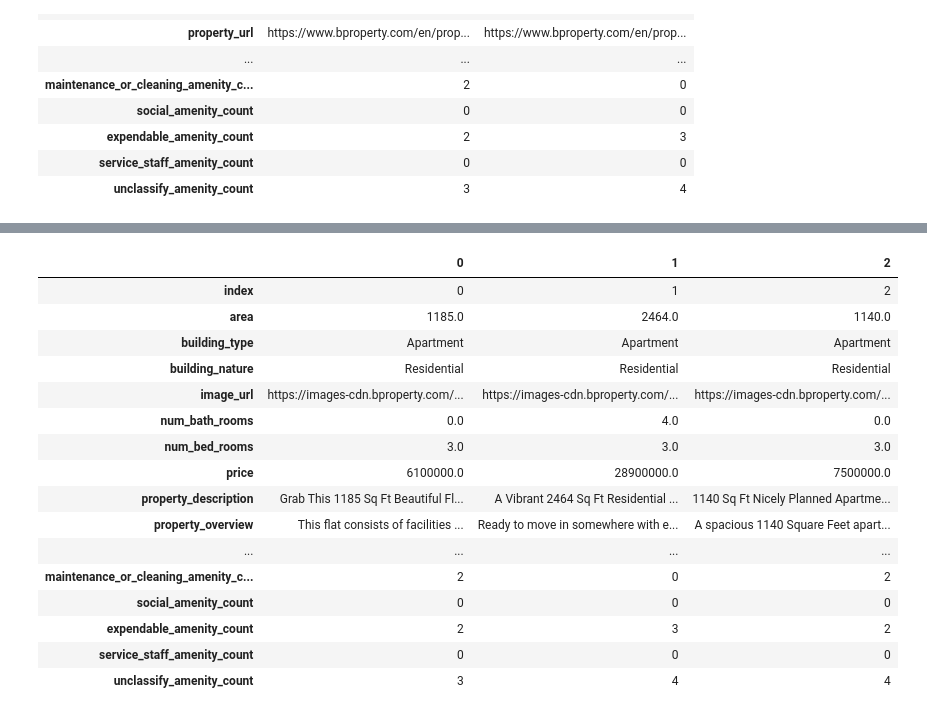
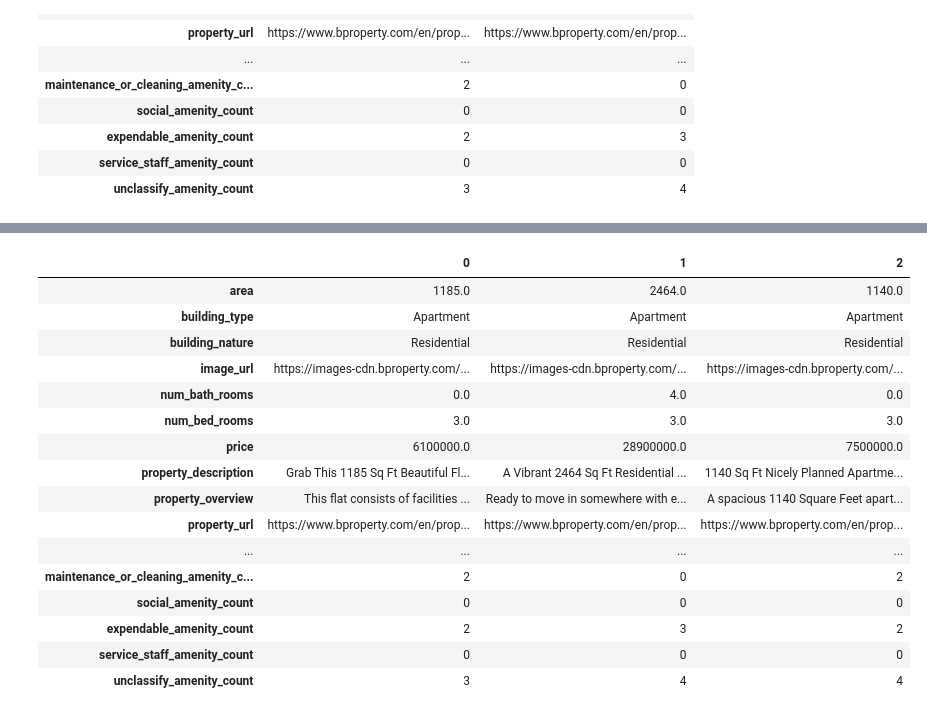
Before and after one commit to OmdenaAI/dhaka-bangladesh-real-estate-recommendation, a Jupyter notebook: src/tasks/task-2-data-preprocessing/merge/merge-batch2.ipynb, the cells around one changed output, grey strips where cells are left out. Cells and saved outputs as stored; diff of their text form; code cells hidden in the pictures.

Commit message:
Cleaned merged datasets

```diff
--- a/src/tasks/task-2-data-preprocessing/merge/merge-batch2.ipynb
+++ b/src/tasks/task-2-data-preprocessing/merge/merge-batch2.ipynb
@@ -1934,10 +2120,9 @@ merged_df.to_csv(f"{merged_data_folder}/merged_datasets.csv", index=False)
 # %%
 # Load saved csv (to make sure it was successfully save)
-saved_merged_df = pd.read_csv(f"{merged_data_folder}/merged_datasets.csv")
+saved_merged_df = pd.read_csv(f"{merged_data_folder}/cleaned_merged_datasets.csv")
 saved_merged_df.head(3).T
 # %% [output]
 |  | 0 | 1 | 2 |
-| index | 0 | 1 | 2 |
 | area | 1185.0 | 2464.0 | 1140.0 |
 | building_type | Apartment | Apartment | Apartment |
 | building_nature | Residential | Residential | Residential |
@@ -1947,6 +2132,7 @@ saved_merged_df.head(3).T
 | price | 6100000.0 | 28900000.0 | 7500000.0 |
 | property_description | Grab This 1185 Sq Ft Beautiful Fl... | A Vibrant 2464 Sq Ft Residential ... | 1140 Sq Ft Nicely Planned Apartme... |
 | property_overview | This flat consists of facilities ... | Ready to move in somewhere with e... | A spacious 1140 Square Feet apart... |
+| property_url | https://www.bproperty.com/en/prop... | https://www.bproperty.com/en/prop... | https://www.bproperty.com/en/prop... |
 | ... | ... | ... | ... |
 | maintenance_or_cleaning_amenity_c... | 2 | 0 | 2 |
 | social_amenity_count | 0 | 0 | 0 |
```
Also changed, not shown: parts of 56 cells of this notebook, 1 other file.
